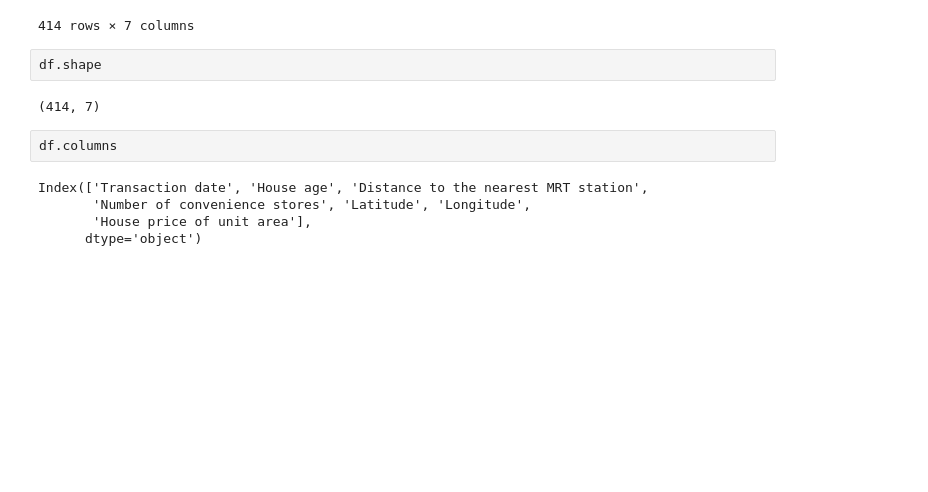
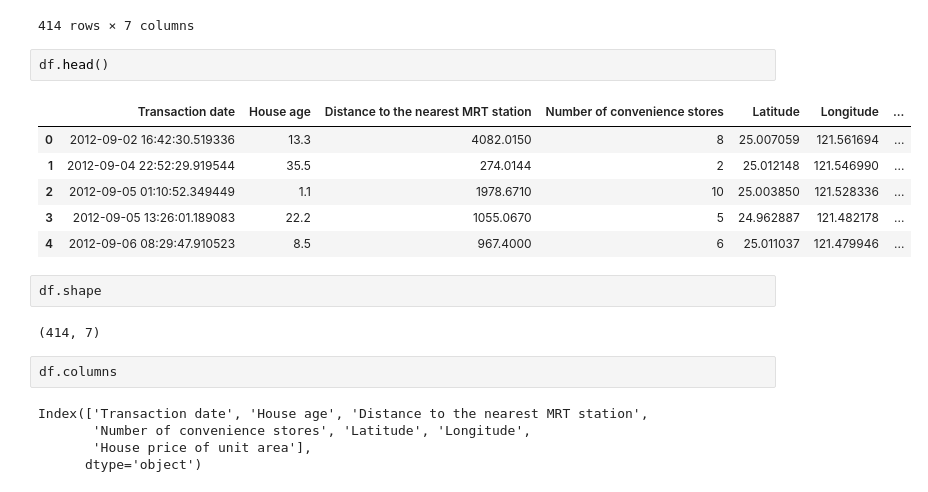
Before and after one commit to sathya6055/Machine-Learning, a Jupyter notebook: Polynomail_Regression/House_Pred.ipynb, the cells around one changed output. Drawn from its saved outputs; the diff is of its cells as text; blank space fills up the shorter version.

```diff
--- a/House_Pred.ipynb
+++ b/Polynomail_Regression/House_Pred.ipynb
@@ -24,6 +24,15 @@ df
 | 412 | 2013-07-29 13:33:29.405317 | 35.9 | 292.99780 | 5 | 24.997863 | 121.558286 | ... |
 | 413 | 2013-08-01 09:49:41.506402 | 12.0 | 90.45606 | 6 | 24.952904 | 121.526395 | ... |
 414 rows × 7 columns
+# %%
+df.head()
+# %% [output]
+|  | Transaction date | House age | Distance to the nearest MRT station | Number of convenience stores | Latitude | Longitude | ... |
+| 0 | 2012-09-02 16:42:30.519336 | 13.3 | 4082.0150 | 8 | 25.007059 | 121.561694 | ... |
+| 1 | 2012-09-04 22:52:29.919544 | 35.5 | 274.0144 | 2 | 25.012148 | 121.546990 | ... |
+| 2 | 2012-09-05 01:10:52.349449 | 1.1 | 1978.6710 | 10 | 25.003850 | 121.528336 | ... |
+| 3 | 2012-09-05 13:26:01.189083 | 22.2 | 1055.0670 | 5 | 24.962887 | 121.482178 | ... |
+| 4 | 2012-09-06 08:29:47.910523 | 8.5 | 967.4000 | 6 | 25.011037 | 121.479946 | ... |
 # %%
 df.shape
 # %% [output]
```
Also changed, not shown: parts of 1 cell of this notebook, 2 other files.
